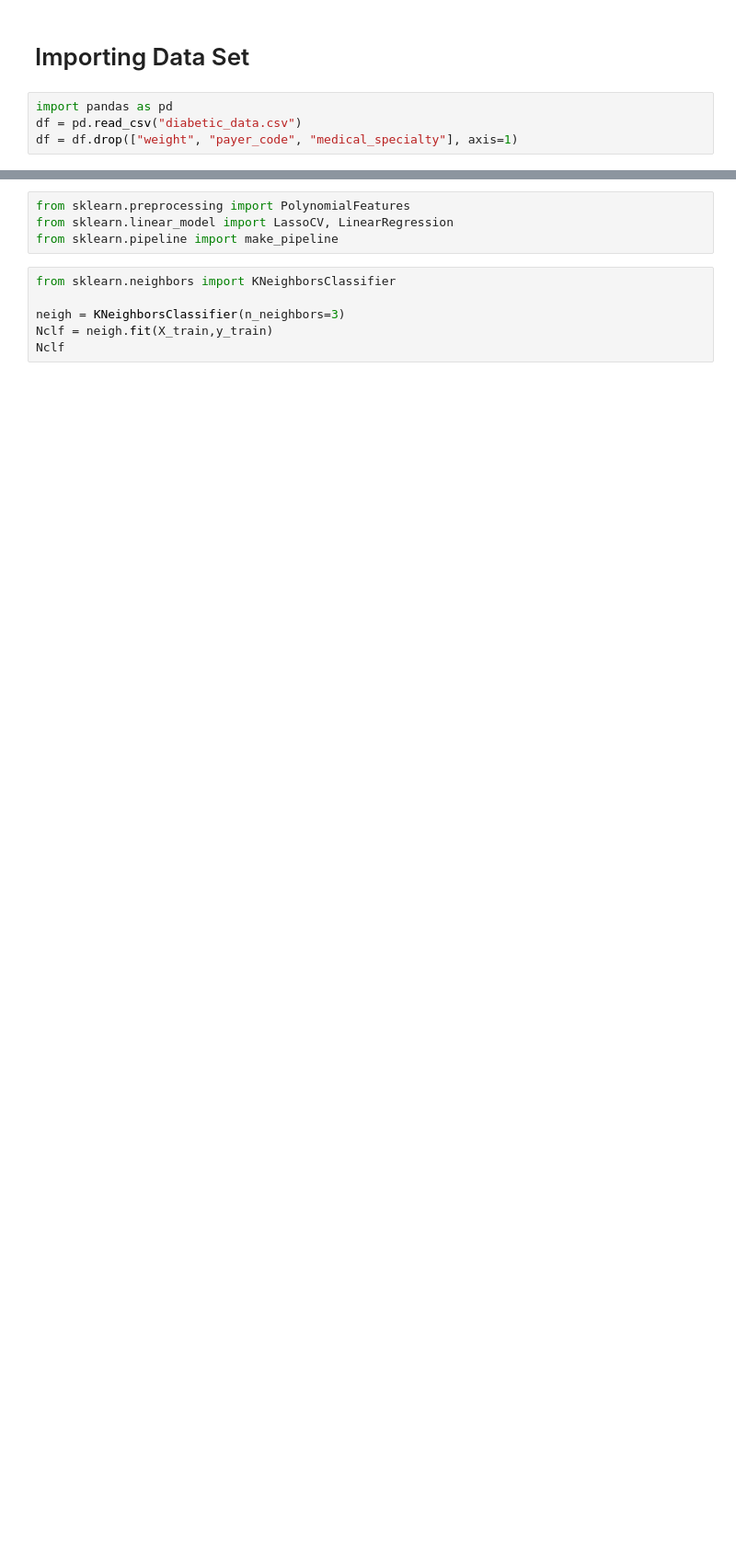
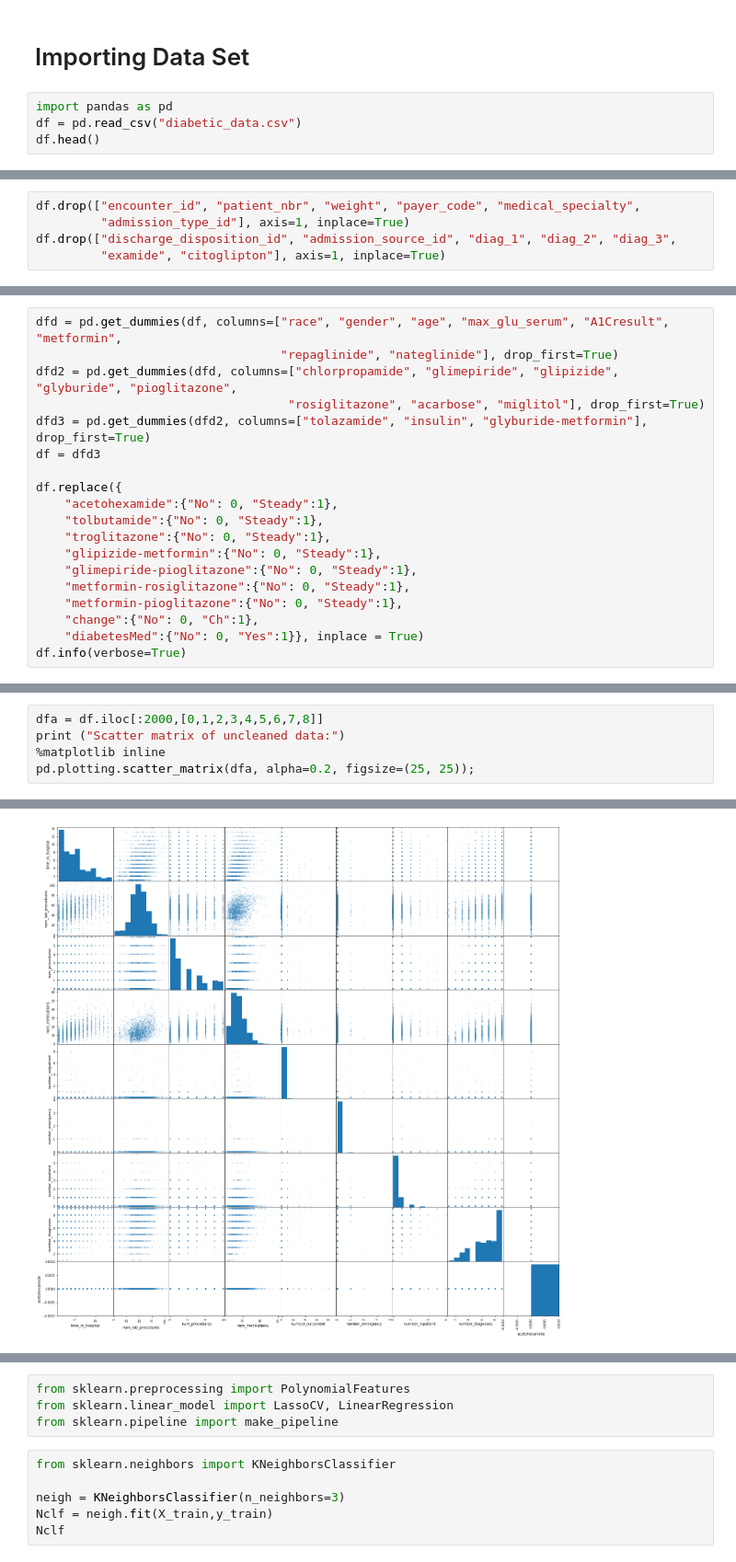
Before and after one commit to fabianlojo/Final, a Jupyter notebook: Cleaning Raw Data.ipynb, the cells around one changed output, grey strips where cells are left out. Shown at 92% size. Saved outputs shown, nothing was run; the diff lists cells and outputs as text; blank space fills up the shorter version.

Commit message:
cleaned & pletted data

```diff
--- a/Cleaning Raw Data.ipynb
+++ b/Cleaning Raw Data.ipynb
@@ -3,4 +3,4 @@
 # %%
 import pandas as pd
 df = pd.read_csv("diabetic_data.csv")
-df = df.drop(["weight", "payer_code", "medical_specialty"], axis=1)
+df.head()
@@ -42,0 +69,5 @@ dtype: int64
+# %%
+df.drop(["encounter_id", "patient_nbr", "weight", "payer_code", "medical_specialty",
+         "admission_type_id"], axis=1, inplace=True)
+df.drop(["discharge_disposition_id", "admission_source_id", "diag_1", "diag_2", "diag_3",
+         "examide", "citoglipton"], axis=1, inplace=True)
@@ -42,0 +76,19 @@ dtype: int64
+# %%
+dfd = pd.get_dummies(df, columns=["race", "gender", "age", "max_glu_serum", "A1Cresult", "metformin",
+                                  "repaglinide", "nateglinide"], drop_first=True)
+dfd2 = pd.get_dummies(dfd, columns=["chlorpropamide", "glimepiride", "glipizide", "glyburide", "pioglitazone",
+                                   "rosiglitazone", "acarbose", "miglitol"], drop_first=True)
+dfd3 = pd.get_dummies(dfd2, columns=["tolazamide", "insulin", "glyburide-metformin"], drop_first=True)
+df = dfd3
+
+df.replace({
+    "acetohexamide":{"No": 0, "Steady":1},
+    "tolbutamide":{"No": 0, "Steady":1},
+    "troglitazone":{"No": 0, "Steady":1},
+    "glipizide-metformin":{"No": 0, "Steady":1},
+    "glimepiride-pioglitazone":{"No": 0, "Steady":1},
+    "metformin-rosiglitazone":{"No": 0, "Steady":1},
+    "metformin-pioglitazone":{"No": 0, "Steady":1},
+    "change":{"No": 0, "Ch":1},
+    "diabetesMed":{"No": 0, "Yes":1}}, inplace = True)
+df.info(verbose=True)
@@ -109,0 +130,6 @@ dummies
+# %%
+dfa = df.iloc[:2000,[0,1,2,3,4,5,6,7,8]]
+print ("Scatter matrix of uncleaned data:")
+%matplotlib inline
+pd.plotting.scatter_matrix(dfa, alpha=0.2, figsize=(25, 25));
+# %% [output]
@@ -109,0 +137 @@ dummies
+[figure, added]
```
Also changed, not shown: parts of 31 cells of this notebook.
